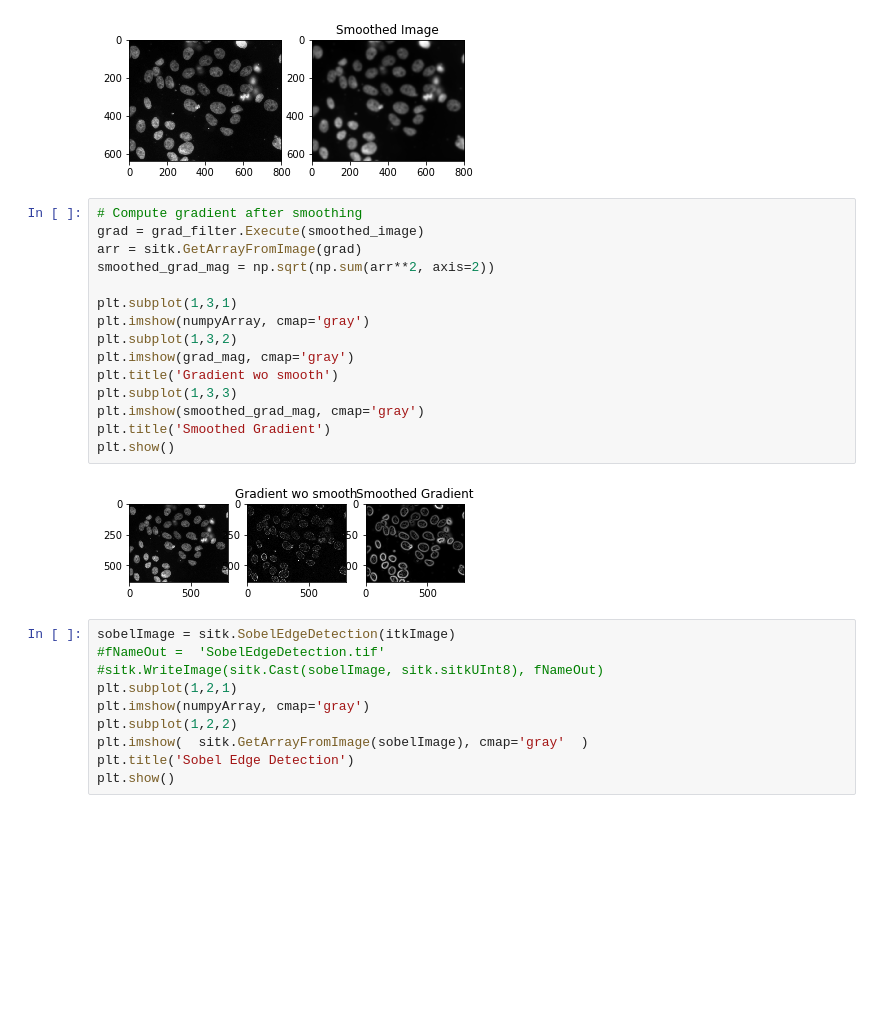
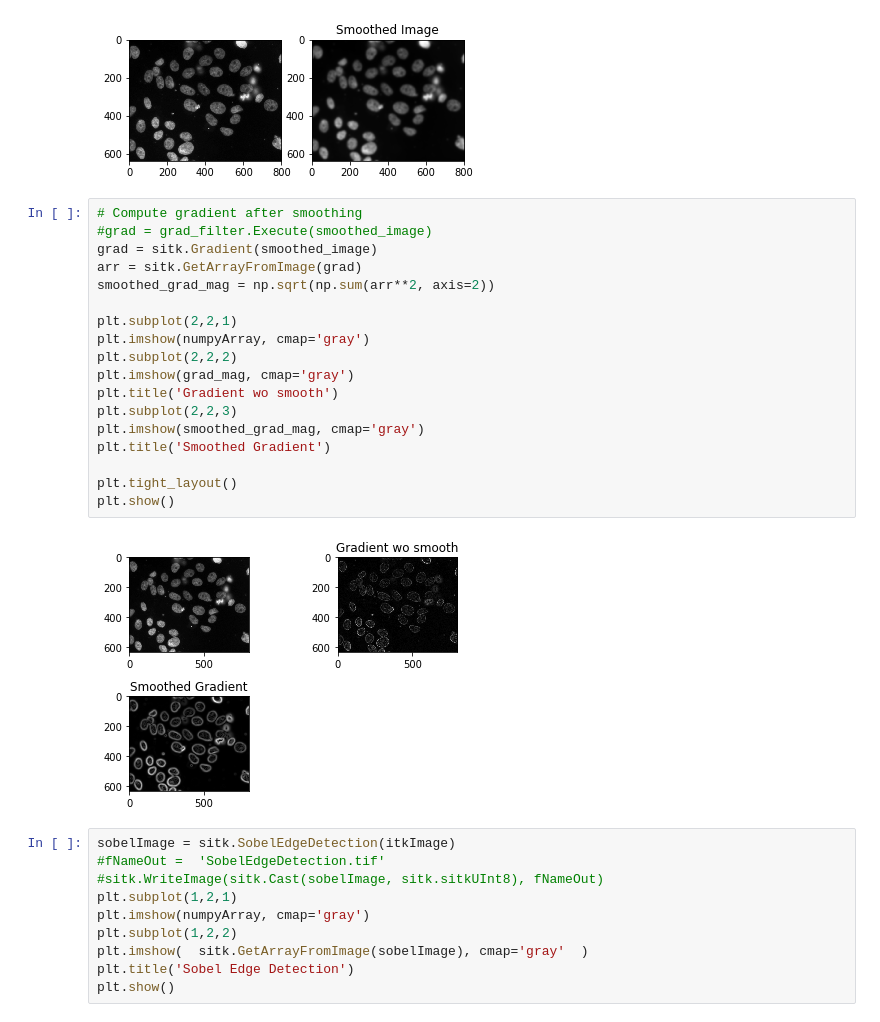
Before and after one commit to yanrpi/bmed-4460-6460, a Jupyter notebook: 03_EdgeDetection/01_sobel.ipynb, the cells around one changed output. Drawn from its saved outputs; the diff is of its cells as text; blank space fills up the shorter version.

```diff
--- a/04_EdgeDetection/Sobel.ipynb
+++ b/03_EdgeDetection/01_sobel.ipynb
@@ -79,21 +79,24 @@ plt.show()
 [figure]
 # %%
 # Compute gradient after smoothing
-grad = grad_filter.Execute(smoothed_image)
+#grad = grad_filter.Execute(smoothed_image)
+grad = sitk.Gradient(smoothed_image)
 arr = sitk.GetArrayFromImage(grad)
 smoothed_grad_mag = np.sqrt(np.sum(arr**2, axis=2))
 
-plt.subplot(1,3,1)
+plt.subplot(2,2,1)
 plt.imshow(numpyArray, cmap='gray')
-plt.subplot(1,3,2)
+plt.subplot(2,2,2)
 plt.imshow(grad_mag, cmap='gray')
 plt.title('Gradient wo smooth')
-plt.subplot(1,3,3)
+plt.subplot(2,2,3)
 plt.imshow(smoothed_grad_mag, cmap='gray')
 plt.title('Smoothed Gradient')
+
+plt.tight_layout()
 plt.show()
 # %% [output]
-[figure, old version]
+[figure, new version]
 # %%
 sobelImage = sitk.SobelEdgeDetection(itkImage)
 #fNameOut =  'SobelEdgeDetection.tif'
```
Also changed, not shown: parts of 1 cell of this notebook, 1 other file.
